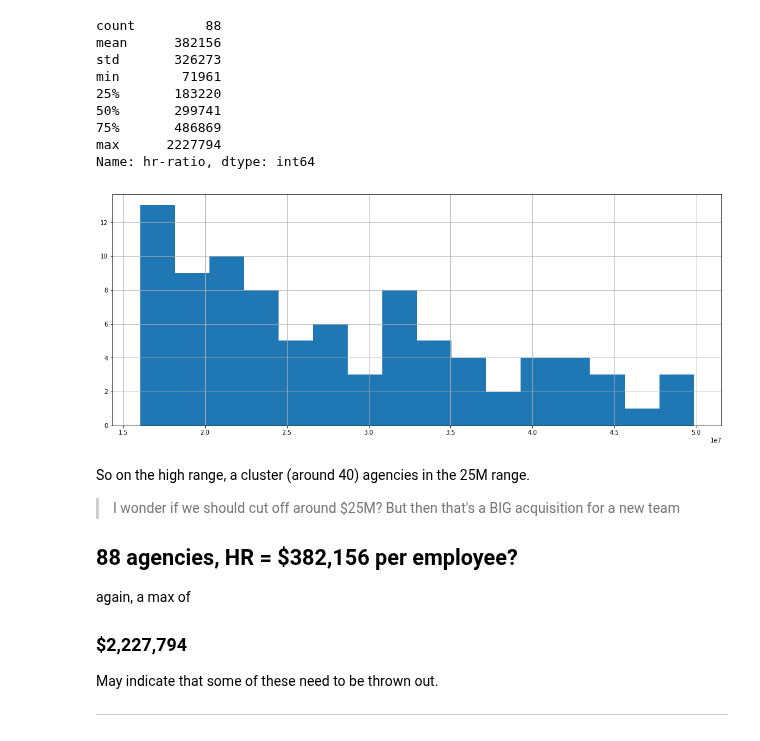
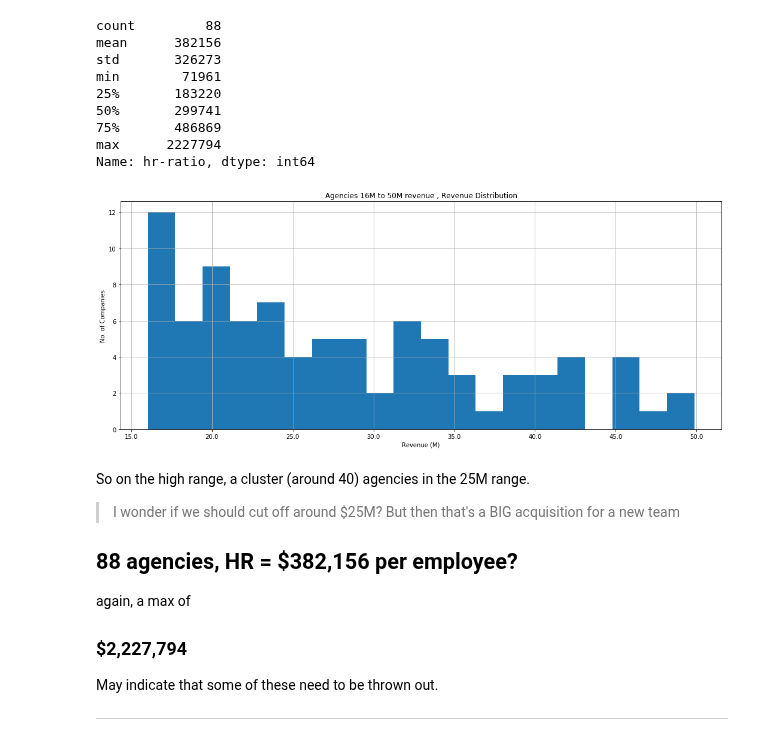
Before and after one commit to xthomas/dataviz, a Jupyter notebook: smallHoldCo/HeadcountRevenue.ipynb, the cells around one changed output. Saved outputs shown, nothing was run; the diff lists cells and outputs as text; code cells hidden in the pictures.

```diff
--- a/smallHoldCo/HeadcountRevenue.ipynb
+++ b/smallHoldCo/HeadcountRevenue.ipynb
@@ -113,10 +123,10 @@ min        71961
 75%       486869
 max      2227794
 Name: hr-ratio, dtype: int64
-# %%
-high_plot = high['revenue'].hist(bins=16)
-# %% [output]
-[figure, removed]
+# %%
+plotter(high,'Agencies 16M to 50M revenue')
+# %% [output]
+[figure, added]
 # %% [markdown]
 So on the high range, a cluster (around 40) agencies in the 25M range.
 
```
Also changed, not shown: parts of 17 cells of this notebook.
